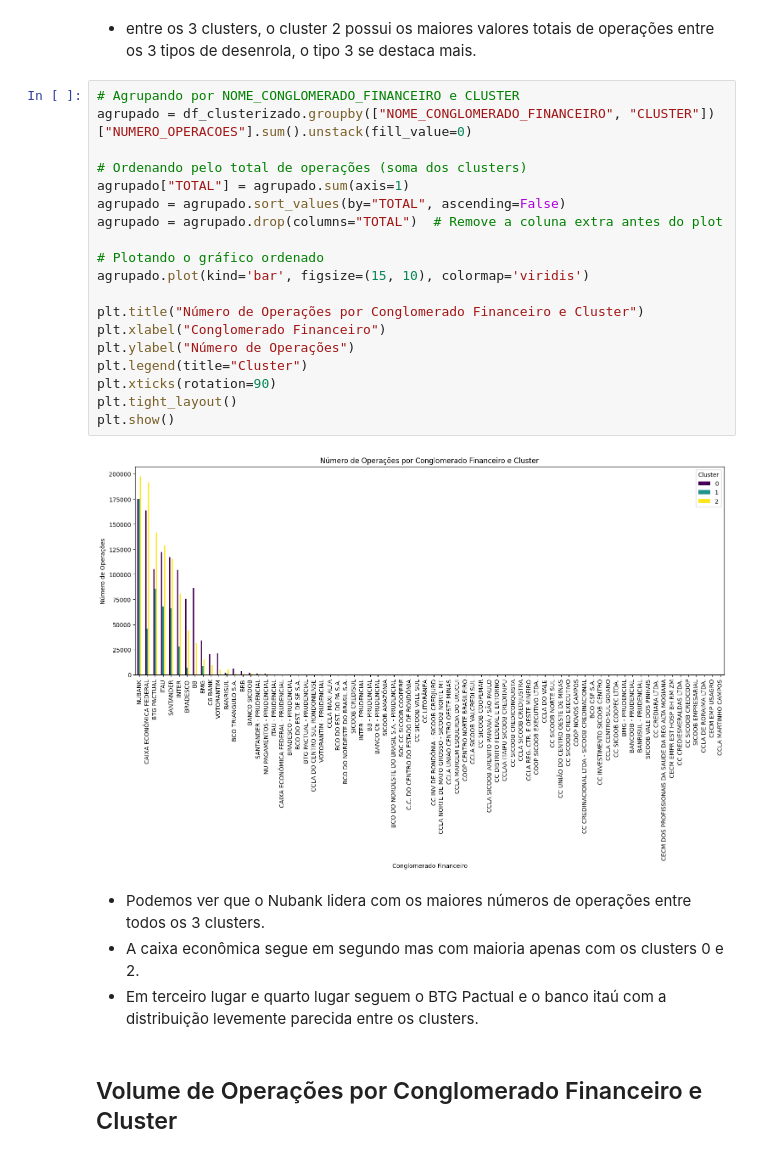
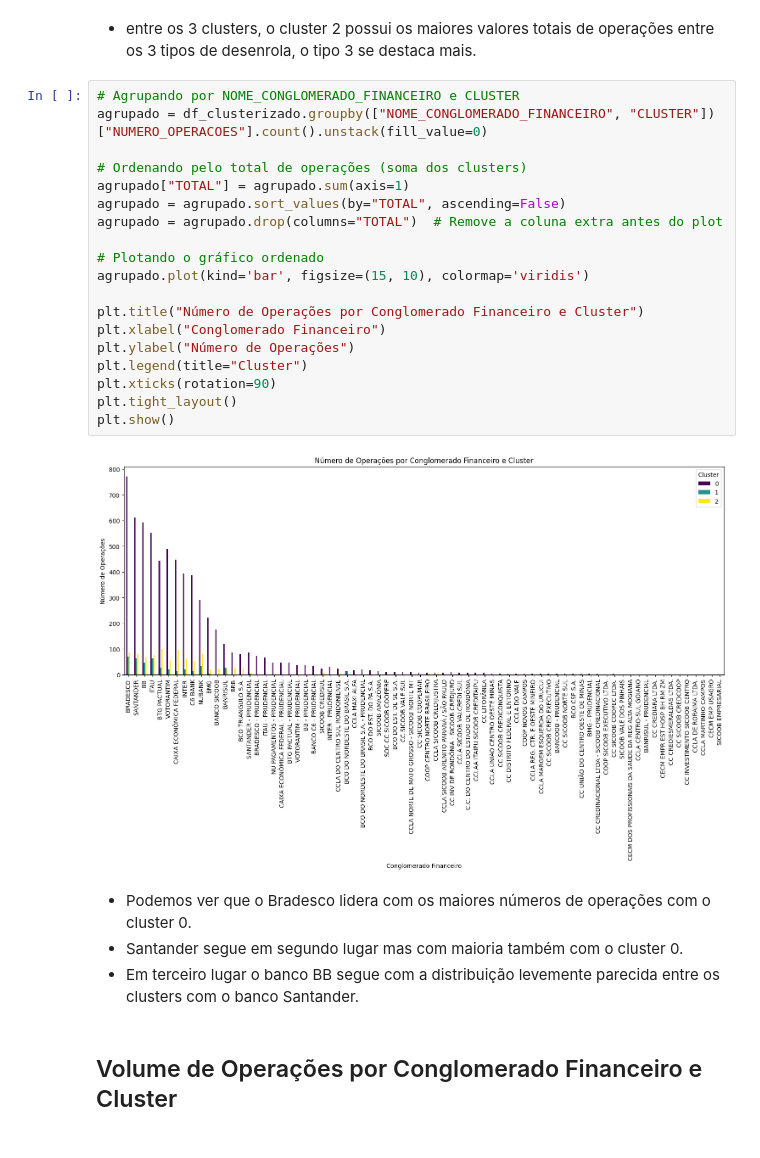
Before and after one commit to rafaelporfiriobarros/desenrola_brasil, a Jupyter notebook: notebooks/eda.ipynb, the cells around one changed output. Cells and saved outputs as stored; diff of their text form.

```diff
--- a/notebooks/eda.ipynb
+++ b/notebooks/eda.ipynb
@@ -603,29 +603,29 @@ plt.show()
 - entre os 3 clusters, o cluster 2 possui os maiores valores totais de operações entre os 3 tipos de desenrola, o tipo 3 se destaca mais.
 # %%
 # Agrupando por NOME_CONGLOMERADO_FINANCEIRO e CLUSTER
-agrupado = df_clusterizado.groupby(["NOME_CONGLOMERADO_FINANCEIRO", "CLUSTER"])["NUMERO_OPERACOES"].sum().unstack(fill_value=0)
+agrupado = df_clusterizado.groupby(["NOME_CONGLOMERADO_FINANCEIRO", "CLUSTER"])["NUMERO_OPERACOES"].count().unstack(fill_value=0)
 
 # Ordenando pelo total de operações (soma dos clusters)
 agrupado["TOTAL"] = agrupado.sum(axis=1)
 agrupado = agrupado.sort_values(by="TOTAL", ascending=False)
 agrupado = agrupado.drop(columns="TOTAL")  # Remove a coluna extra antes do plot
 
 # Plotando o gráfico ordenado
 agrupado.plot(kind='bar', figsize=(15, 10), colormap='viridis')
 
 plt.title("Número de Operações por Conglomerado Financeiro e Cluster")
 plt.xlabel("Conglomerado Financeiro")
 plt.ylabel("Número de Operações")
 plt.legend(title="Cluster")
 plt.xticks(rotation=90)
 plt.tight_layout()
 plt.show()
 # %% [output]
-[figure, old version]
+[figure, new version]
 # %% [markdown]
-- Podemos ver que o Nubank lidera com os maiores números de operações entre todos os 3 clusters.
-- A caixa econômica segue em segundo mas com maioria apenas com os clusters 0 e 2.
-- Em terceiro lugar e quarto lugar seguem o BTG Pactual e o banco itaú com a distribuição levemente parecida entre os clusters.
+- Podemos ver que o Bradesco lidera com os maiores números de operações com o cluster 0.
+- Santander segue em segundo lugar mas com maioria também com o cluster 0.
+- Em terceiro lugar o banco BB segue com a distribuição levemente parecida entre os clusters com o banco Santander.
 # %% [markdown]
 ## Volume de Operações por Conglomerado Financeiro e Cluster
 # %%
```
Also changed, not shown: parts of 4 cells of this notebook, 5 other files.
